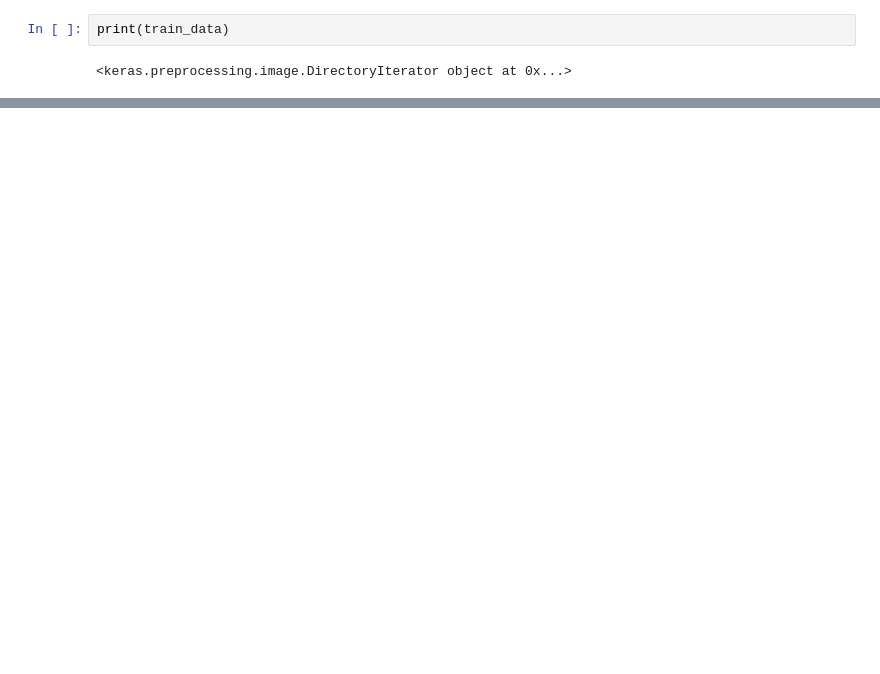
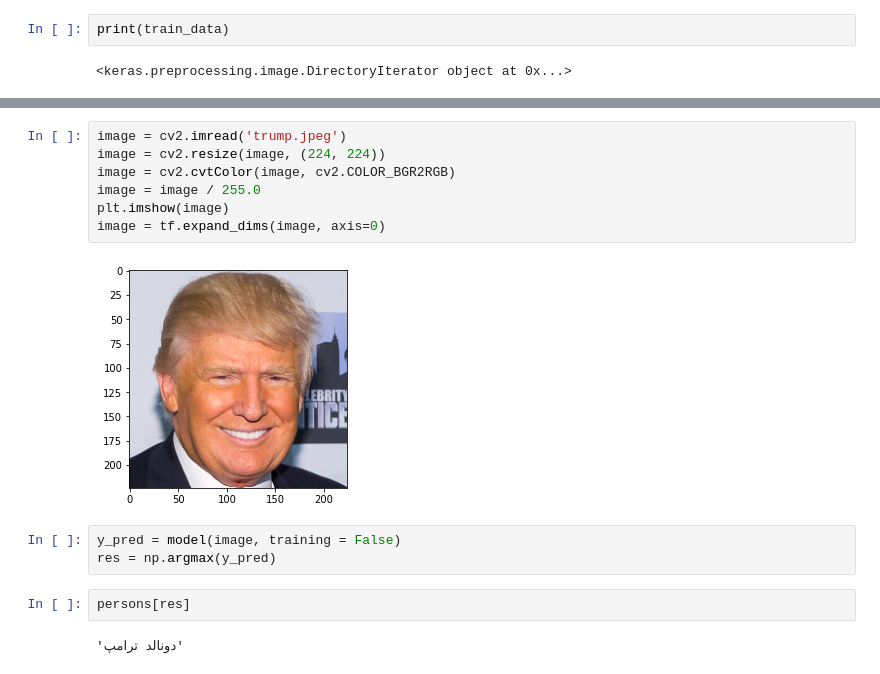
Before and after one commit to MaryamBoneh/DeepLearning-Course, a Jupyter notebook: Face Recognition/FaceRecognition.ipynb, the cells around one changed output, grey strips where cells are left out. Saved outputs shown, nothing was run; the diff lists cells and outputs as text; blank space fills up the shorter version.

Commit message:
add inference without image alignment

```diff
--- a/Face Recognition/FaceRecognition.ipynb
+++ b/Face Recognition/FaceRecognition.ipynb
@@ -224,0 +260,16 @@ val accuracy: tf.Tensor(0.82312924, shape=(), dtype=float32)
+# %%
+image = cv2.imread('trump.jpeg')
+image = cv2.resize(image, (224, 224))
+image = cv2.cvtColor(image, cv2.COLOR_BGR2RGB)
+image = image / 255.0
+plt.imshow(image)
+image = tf.expand_dims(image, axis=0)
+# %% [output]
+[figure, added]
+# %%
+y_pred = model(image, training = False)
+res = np.argmax(y_pred)
+# %%
+persons[res]
+# %% [output]
+'دونالد ترامپ'
```
Also changed, not shown: parts of 9 cells of this notebook.
